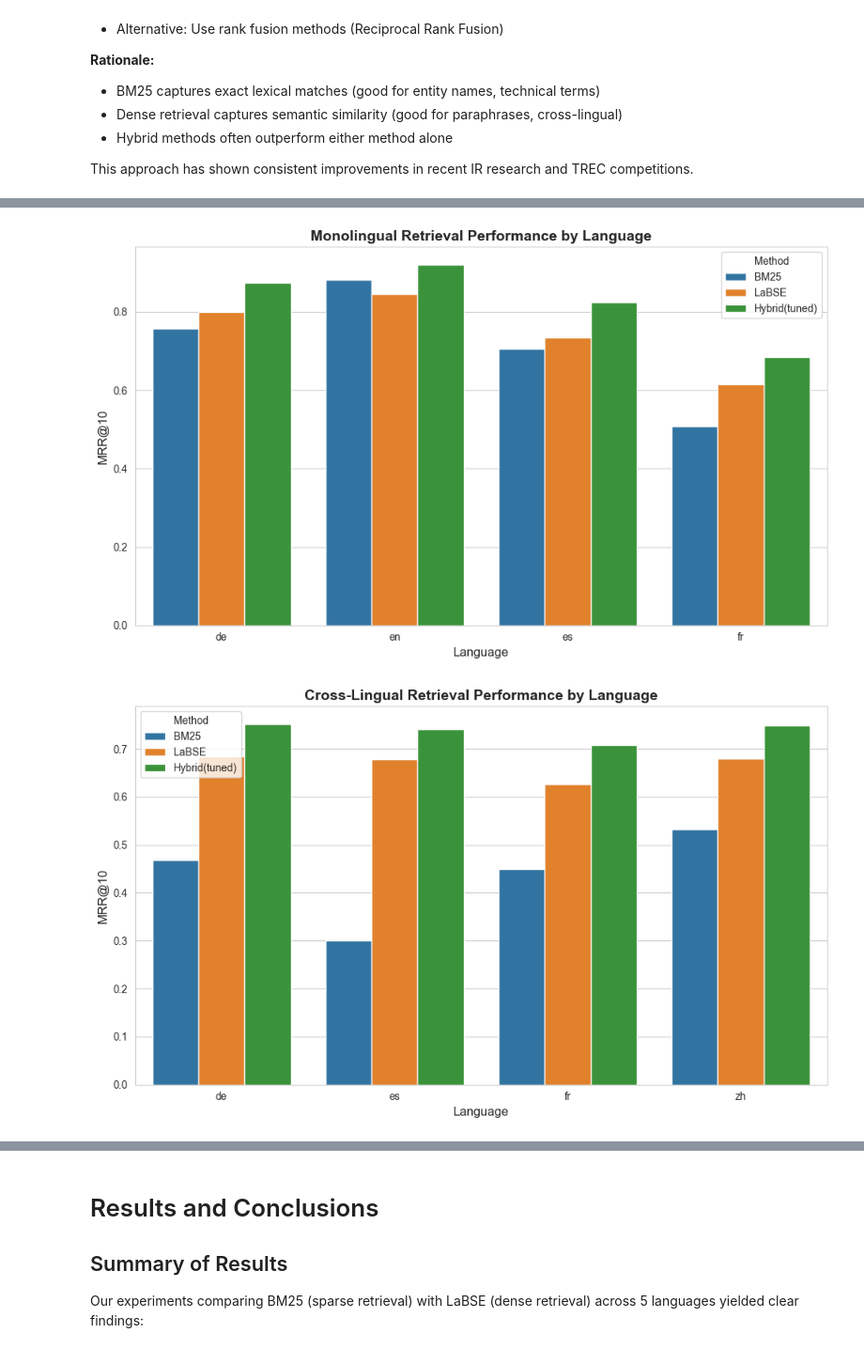
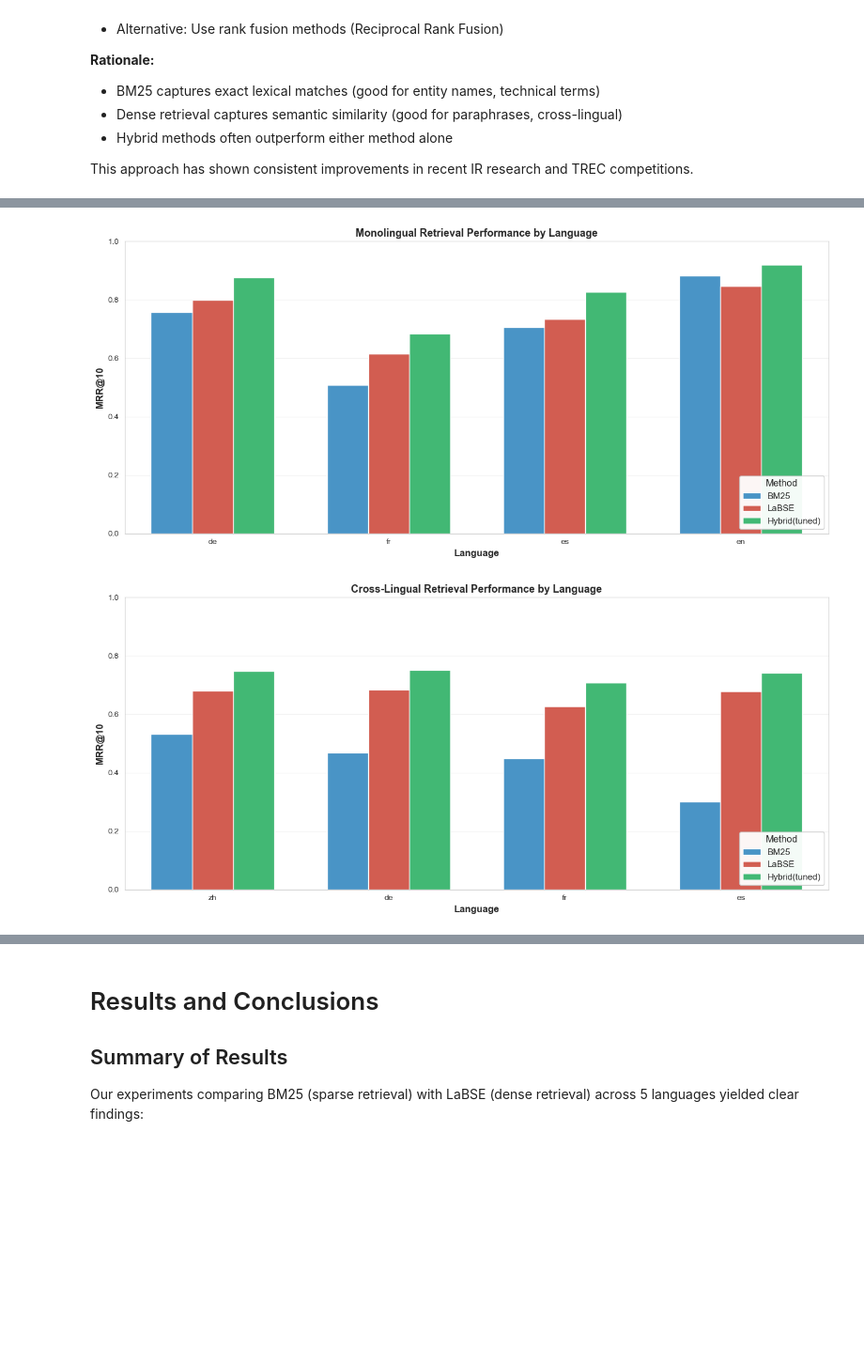
Before and after one commit to d3liaa/IR_Project, a Jupyter notebook: project.ipynb, the cells around one changed output, grey strips where cells are left out. Shown at 94% size. Saved outputs shown, nothing was run; the diff lists cells and outputs as text; code cells hidden in the pictures; blank space fills up the shorter version.

```diff
--- a/project.ipynb
+++ b/project.ipynb
@@ -729,6 +634,17 @@ for split in CORPUS_SPLITS:
             key = (split, lang_code)
             SCORE_CACHE[key] = SCORE_CACHE.get(key, {})
             SCORE_CACHE[key].update(cached_dense)
+
+            # Evaluate cached results
+            recall, mrr = evaluate(cached_dense["dense_topk_docs"], cached_dense["qrels"], K=K)
+            results.append({
+                "split": split,
+                "language": lang_code,
+                "Recall@10": recall,
+                "MRR@10": mrr,
+                "method": "LaBSE"
+            })
+            print(f"[OK] LaBSE - Recall@{K}: {recall:.4f}, MRR@{K}: {mrr:.4f}")
             continue
 
         print("Cache miss – computing scores...")
@@ -767,7 +683,7 @@ for split in CORPUS_SPLITS:
                 print(f"[OK] Document embeddings shape: {doc_embeddings.shape}")
 
                 # Encode queries
-                query_ids = list(queries.keys())
+                query_id = list(queries.keys())
                 query_texts = [queries[qid] for qid in query_ids]
                 print(f"\n[DENSE] Encoding {len(query_texts)} queries...")
                 query_embeddings = encode_texts(query_texts)
@@ -1461,30 +1314,40 @@ plt.show()
 # %%
-plt.figure(figsize=(10, 6))
+sns.set_style("whitegrid")
+
+fig, ax = plt.subplots(figsize=(13, 6))
 
 df_mono = df_results_hybrid[
     (df_results_hybrid["split"] == "monolingual") &
     (df_results_hybrid["method"].isin(["BM25", "LaBSE", "Hybrid(tuned)"]))
 ]
 
 sns.barplot(
     data=df_mono,
     x="language",
     y="MRR@10",
     hue="method",
-    errorbar=None
+    hue_order=["BM25", "LaBSE", "Hybrid(tuned)"],
+    palette=["#3498db", "#e74c3c", "#2ecc71"],
+    width=0.7,
+    errorbar=None,
+    ax=ax
 )
 
-plt.xlabel("Language", fontsize=12)
-plt.ylabel("MRR@10", fontsize=12)
-plt.title("Monolingual Retrieval Performance by Language",
-          fontsize=14, fontweight="bold")
-plt.legend(title="Method")
+ax.set_xlabel("Language", fontsize=12, fontweight='bold')
+ax.set_ylabel("MRR@10", fontsize=12, fontweight='bold')
+ax.set_title("Monolingual Retrieval Performance by Language", fontsize=13, fontweight='bold')
+ax.set_ylim(0, 1.0)
+ax.legend(title="Method", fontsize=11, title_fontsize=12, loc='lower right', framealpha=0.95)
+ax.grid(axis='y', alpha=0.3)
+
 plt.tight_layout()
 plt.show()
 # %% [output]
-[figure, old version]
+[figure, new version]
 # %%
-plt.figure(figsize=(10, 6))
+sns.set_style("whitegrid")
+
+fig, ax = plt.subplots(figsize=(13, 6))
 
 df_cross = df_results_hybrid[
     (df_results_hybrid["split"] == "cross_lingual") &
@@ -1496,16 +1359,22 @@ sns.barplot(
     x="language",
     y="MRR@10",
     hue="method",
-    errorbar=None
+    hue_order=["BM25", "LaBSE", "Hybrid(tuned)"],
+    palette=["#3498db", "#e74c3c", "#2ecc71"],
+    width=0.7,
+    errorbar=None,
+    ax=ax
 )
 
-plt.xlabel("Language", fontsize=12)
-plt.ylabel("MRR@10", fontsize=12)
-plt.title("Cross-Lingual Retrieval Performance by Language",
-          fontsize=14, fontweight="bold")
-plt.legend(title="Method")
+ax.set_xlabel("Language", fontsize=12, fontweight='bold')
+ax.set_ylabel("MRR@10", fontsize=12, fontweight='bold')
+ax.set_title("Cross-Lingual Retrieval Performance by Language", fontsize=13, fontweight='bold')
+ax.set_ylim(0, 1.0)
+ax.legend(title="Method", fontsize=11, title_fontsize=12, loc='lower right', framealpha=0.95)
+ax.grid(axis='y', alpha=0.3)
+
 plt.tight_layout()
 plt.show()
 # %% [output]
-[figure, old version]
+[figure, new version]
 # %% [markdown]
```
Also changed, not shown: parts of 24 cells of this notebook.
